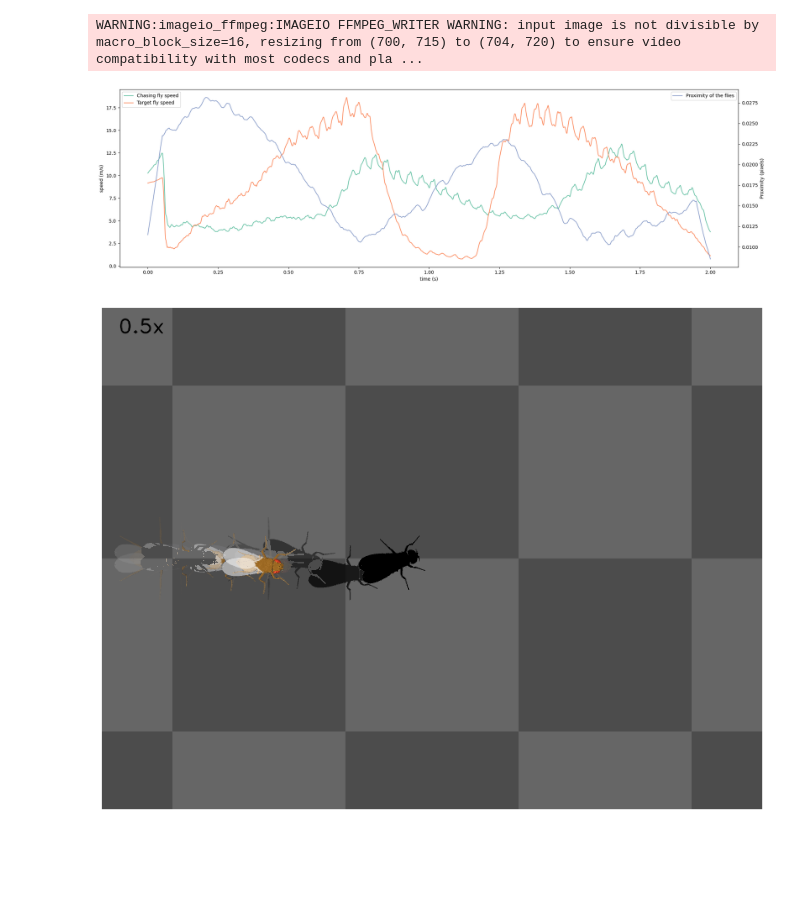
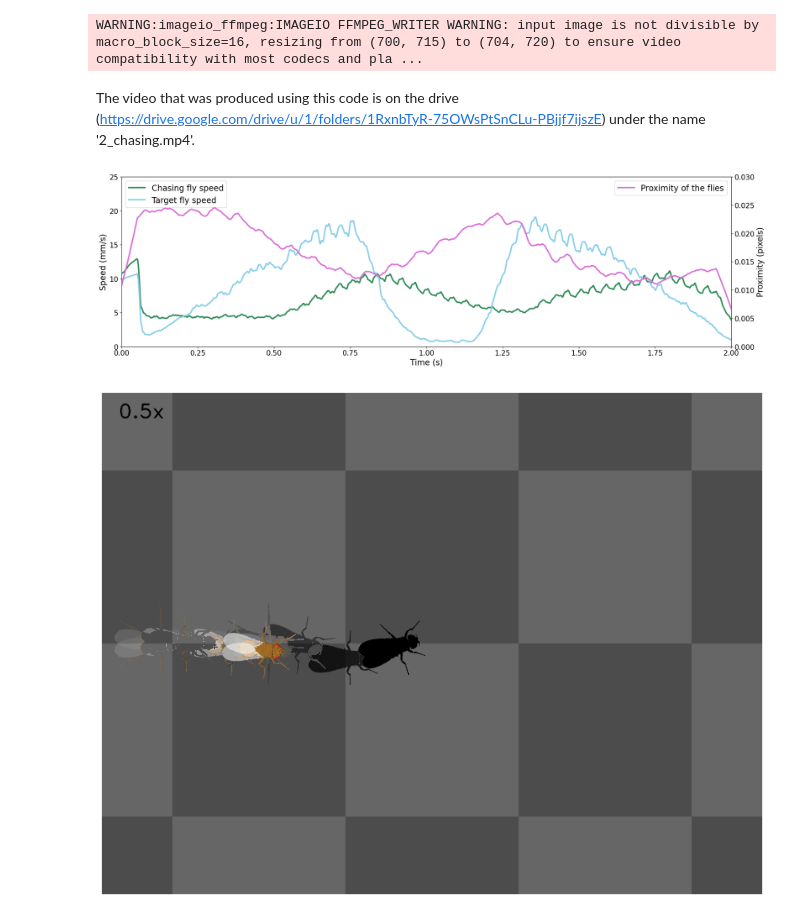
Before and after one commit to ValentineDelevaux/COBAR_project, a Jupyter notebook: 2_chasing.ipynb, the cells around one changed output. Saved outputs shown, nothing was run; the diff lists cells and outputs as text; code cells hidden in the pictures; blank space fills up the shorter version.

```diff
--- a/2_chasing.ipynb
+++ b/2_chasing.ipynb
@@ -205,10 +209,12 @@ save_video_with_vision_insets(
 )
 # %% [output]
 WARNING:imageio_ffmpeg:IMAGEIO FFMPEG_WRITER WARNING: input image is not divisible by macro_block_size=16, resizing from (700, 715) to (704, 720) to ensure video compatibility with most codecs and pla ...
+# %% [markdown]
+The video that was produced using this code is on the drive  (https://drive.google.com/drive/u/1/folders/1RxnbTyR-75OWsPtSnCLu-PBjjf7ijszE) under the name '2_chasing.mp4'.
 # %%
-plot_chasing(t, speeds_fly0, speeds_fly1, proximities)
+plot_chasing_(t, speeds_fly0, speeds_fly1, proximities)
 # %% [output]
-[figure, old version]
+[figure, new version]
 # %%
 plot_overlayed_frames(birdeye_cam_frames, save=True)
 # %% [output]
```
Also changed, not shown: parts of 2 cells of this notebook, 7 other files.
